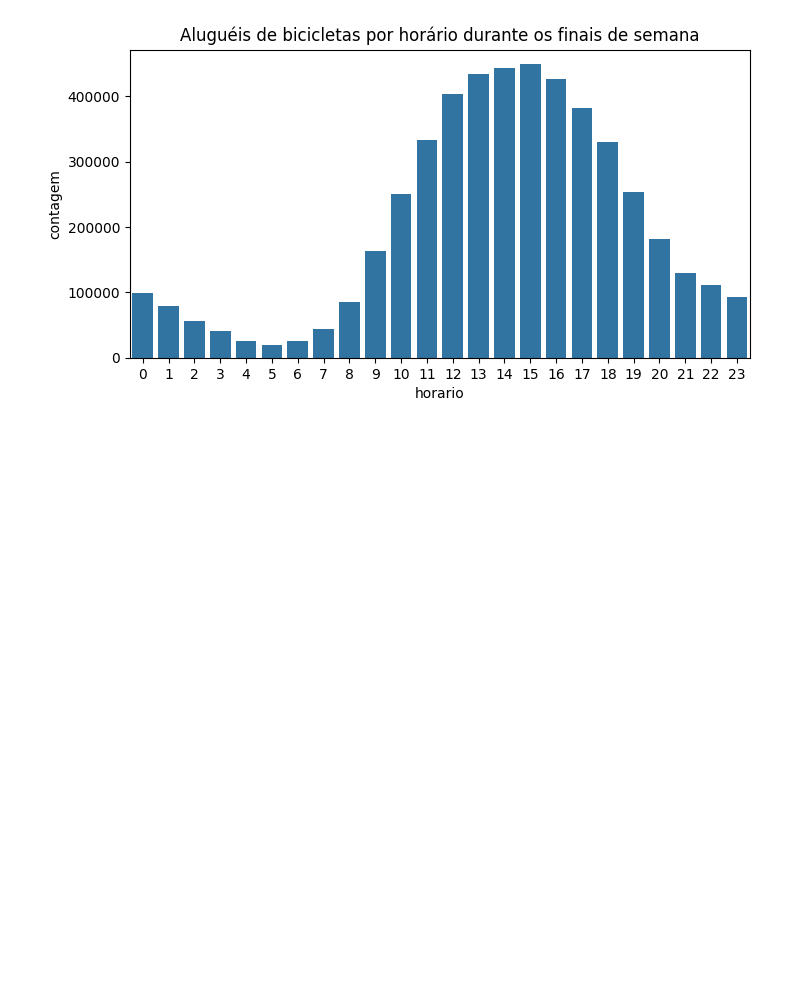
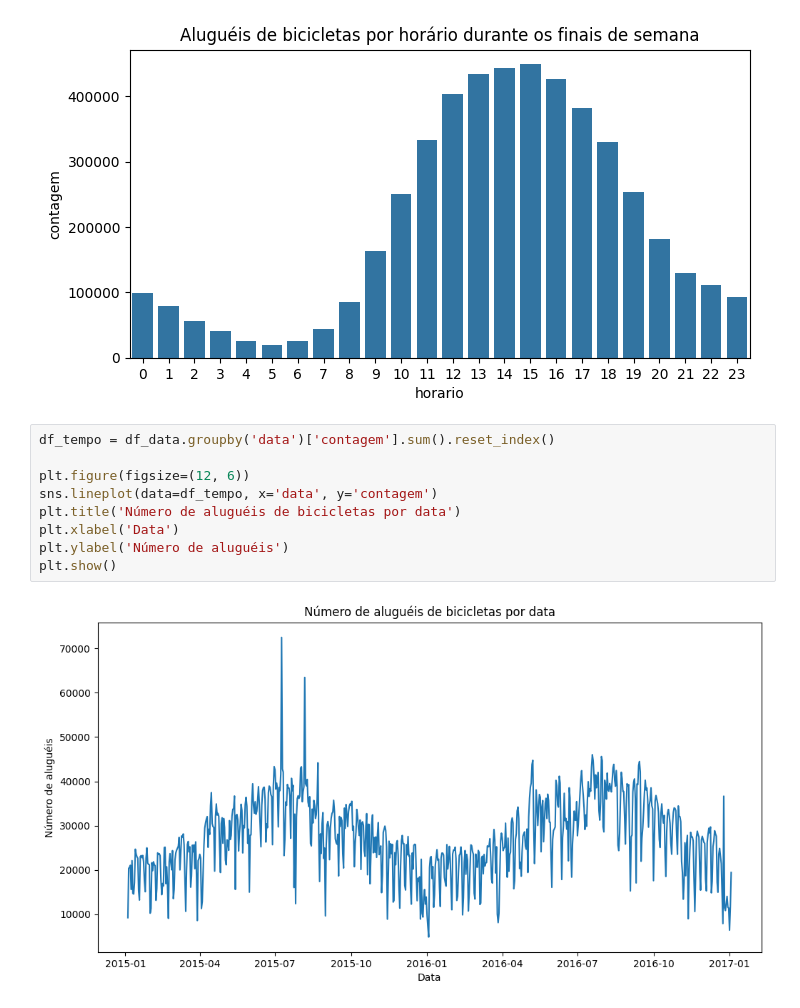
Before and after one commit to juliogazoli/alura-data-science-python-analisando-e-prevendo-series-temporais, a Jupyter notebook: atividades.ipynb, the cells around one changed output. Cells and saved outputs as stored; diff of their text form; blank space fills up the shorter version.

```diff
--- a/atividades.ipynb
+++ b/atividades.ipynb
@@ -448,3 +448,14 @@ plt.title('Aluguéis de bicicletas por horário durante os finais de semana')
 plt.show()
 # %% [output]
 [figure]
+# %%
+df_tempo = df_data.groupby('data')['contagem'].sum().reset_index()
+
+plt.figure(figsize=(12, 6))
+sns.lineplot(data=df_tempo, x='data', y='contagem')
+plt.title('Número de aluguéis de bicicletas por data')
+plt.xlabel('Data')
+plt.ylabel('Número de aluguéis')
+plt.show()
+# %% [output]
+[figure, added]
```
Also changed, not shown: parts of 1 cell of this notebook.
